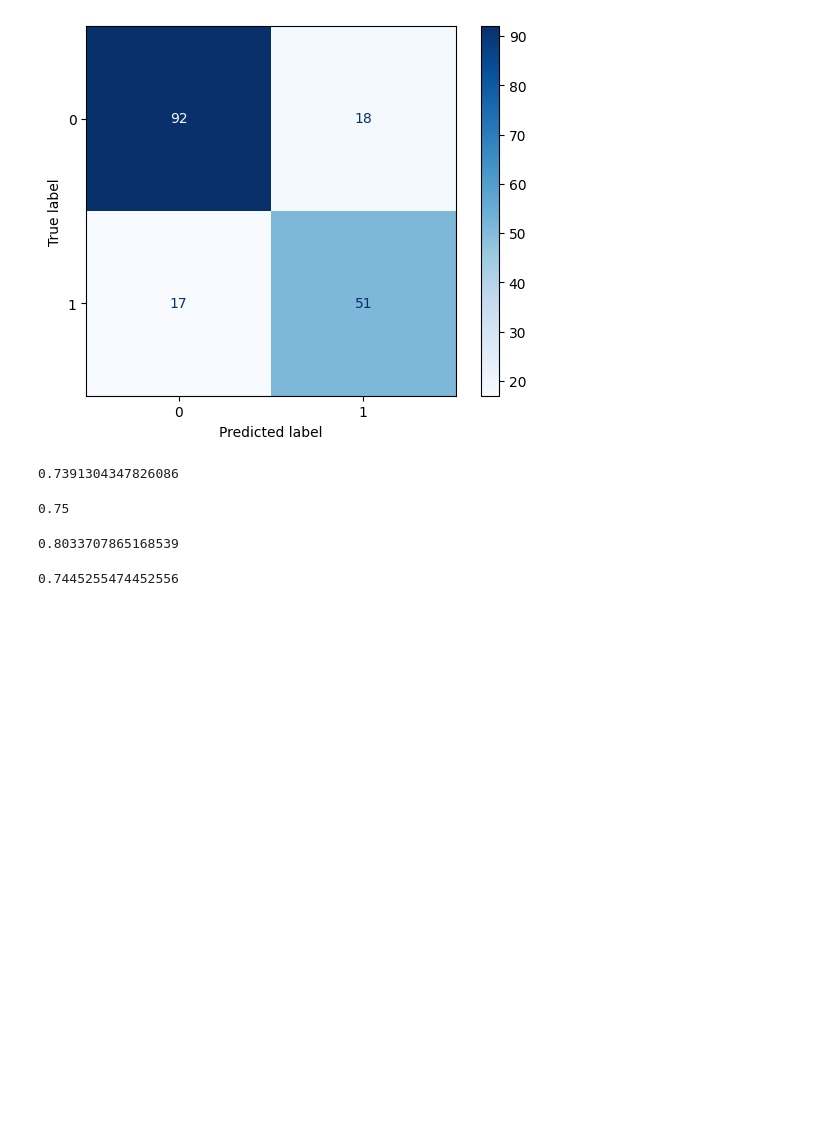
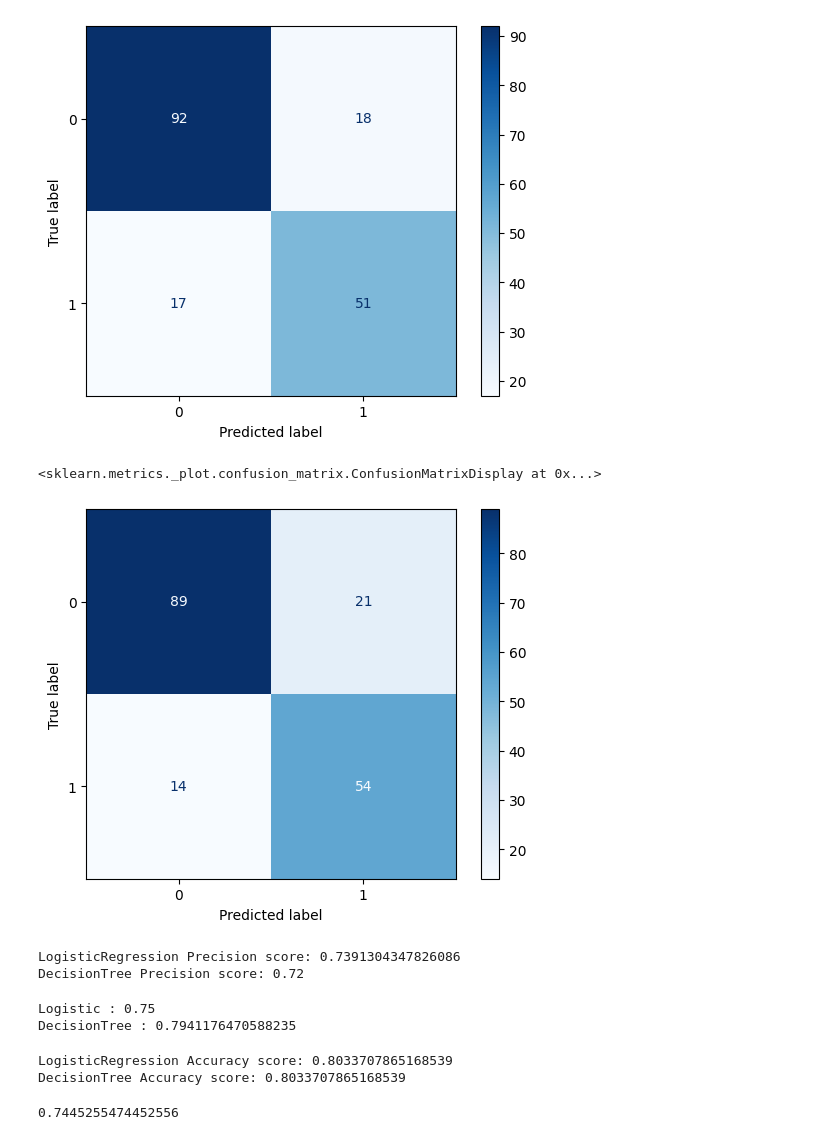
Before and after one commit to ashmi721/Data_Science_Class, a Jupyter notebook: Machine Learning/Supervised/Classification/Logistic_Regression_ds600.ipynb, the cells around one changed output. Cells and saved outputs as stored; diff of their text form; code cells hidden in the pictures; blank space fills up the shorter version.

Commit message:
fit the decision tree classifier model

```diff
--- a/Machine Learning/Supervised/Classification/Logistic_Regression_ds600.ipynb
+++ b/Machine Learning/Supervised/Classification/Logistic_Regression_ds600.ipynb
@@ -339,11 +339,17 @@ from sklearn.model_selection import train_test_split
 X_train,X_test,y_train,y_test = train_test_split(X_encoded, y, test_size = 0.2,random_state = 40)
 # %%
 from sklearn.linear_model import LogisticRegression
-model = LogisticRegression(max_iter=500)
-model.fit(X_train,y_train)
-y_pred = model.predict(X_test)
+from sklearn.tree import DecisionTreeClassifier
+modelL = LogisticRegression(max_iter=500)
+modelD = DecisionTreeClassifier()
 # %% [markdown]
 * the logisticregression of gradient descent dosen't convergence so we want to increse the model, default values (100)
+# %%
+modelL.fit(X_train,y_train)
+y_predL = modelL.predict(X_test)
+
+modelD.fit(X_train,y_train)
+y_predD = modelD.predict(X_test)
 # %% [markdown]
 # Evaluation of classification algorithm
 
@@ -368,16 +374,27 @@ ConfusionMatrixDisplay.from_predictions(y_test,y_pred,cmap = 'Blues')
 # %% [output]
 <sklearn.metrics._plot.confusion_matrix.ConfusionMatrixDisplay at 0x...>
 [figure]
-# %%
-precision_score(y_test,y_pred)
-# %% [output]
-0.7391304347826086
-# %%
-recall_score(y_test,y_pred)
-# %% [output]
-0.75
-# %%
-accuracy_score(y_test,y_pred)
-# %% [output]
-0.8033707865168539
+# %%
+ConfusionMatrixDisplay.from_predictions(y_test,y_predD,cmap = 'Blues')
+# %% [output]
+<sklearn.metrics._plot.confusion_matrix.ConfusionMatrixDisplay at 0x...>
+[figure, added]
+# %%
+print(f"LogisticRegression Precision score: {precision_score(y_test,y_predL)}")
+print(f"DecisionTree Precision score: {precision_score(y_test,y_predD)}")
+# %% [output]
+LogisticRegression Precision score: 0.7391304347826086
+DecisionTree Precision score: 0.72
+# %%
+print(f"Logistic : {recall_score(y_test,y_predL)}")
+print(f"DecisionTree : {recall_score(y_test,y_predD)}")
+# %% [output]
+Logistic : 0.75
+DecisionTree : 0.7941176470588235
+# %%
+print(f"LogisticRegression Accuracy score: {accuracy_score(y_test,y_predL)}")
+print(f"DecisionTree Accuracy score: {accuracy_score(y_test,y_predD)}")
+# %% [output]
+LogisticRegression Accuracy score: 0.8033707865168539
+DecisionTree Accuracy score: 0.8033707865168539
 # %%
```
Also changed, not shown: parts of 3 cells of this notebook.
